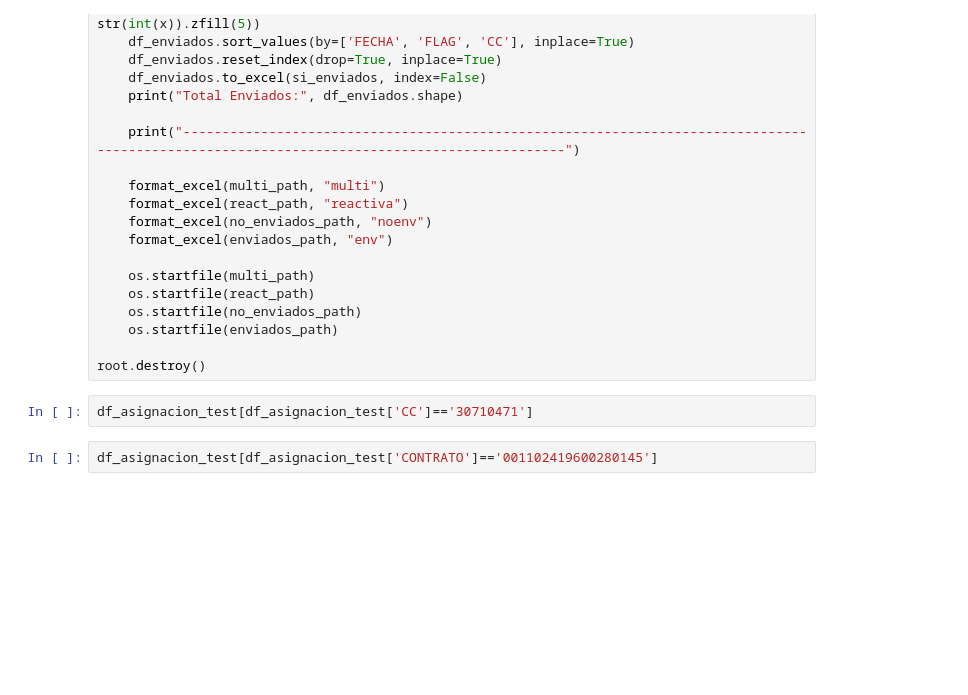
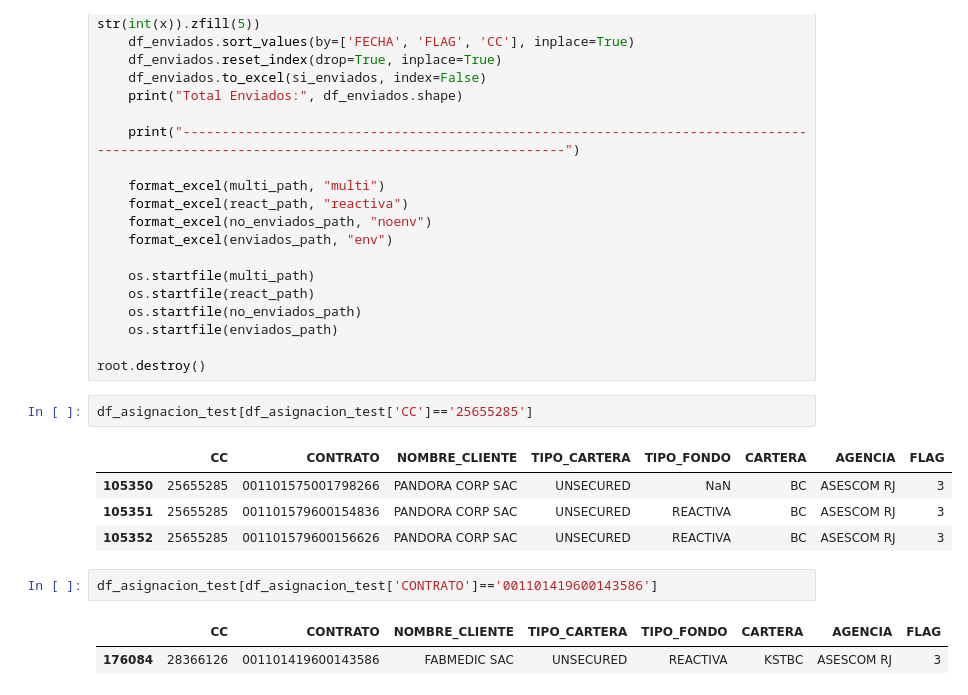
Before and after one commit to iriarteMirko/base-pagos, a Jupyter notebook: main.ipynb, the cells around one changed output. Cells and saved outputs as stored; diff of their text form; blank space fills up the shorter version.

Commit message:
Update email test

```diff
--- a/main.ipynb
+++ b/main.ipynb
@@ -600,6 +791,14 @@ if result == 'yes':
 
 root.destroy()
 # %%
-df_asignacion_test[df_asignacion_test['CC']=='30710471']
+df_asignacion_test[df_asignacion_test['CC']=='25655285']
+# %% [output]
+|  | CC | CONTRATO | NOMBRE_CLIENTE | TIPO_CARTERA | TIPO_FONDO | CARTERA | AGENCIA | FLAG |
+| 105350 | 25655285 | 001101575001798266 | PANDORA CORP SAC | UNSECURED | NaN | BC | ASESCOM RJ | 3 |
+| 105351 | 25655285 | 001101579600154836 | PANDORA CORP SAC | UNSECURED | REACTIVA | BC | ASESCOM RJ | 3 |
+| 105352 | 25655285 | 001101579600156626 | PANDORA CORP SAC | UNSECURED | REACTIVA | BC | ASESCOM RJ | 3 |
 # %%
-df_asignacion_test[df_asignacion_test['CONTRATO']=='001102419600280145']
+df_asignacion_test[df_asignacion_test['CONTRATO']=='001101419600143586']
+# %% [output]
+|  | CC | CONTRATO | NOMBRE_CLIENTE | TIPO_CARTERA | TIPO_FONDO | CARTERA | AGENCIA | FLAG |
+| 176084 | 28366126 | 001101419600143586 | FABMEDIC SAC | UNSECURED | REACTIVA | KSTBC | ASESCOM RJ | 3 |
```
Also changed, not shown: parts of 26 cells of this notebook, 3 other files.
